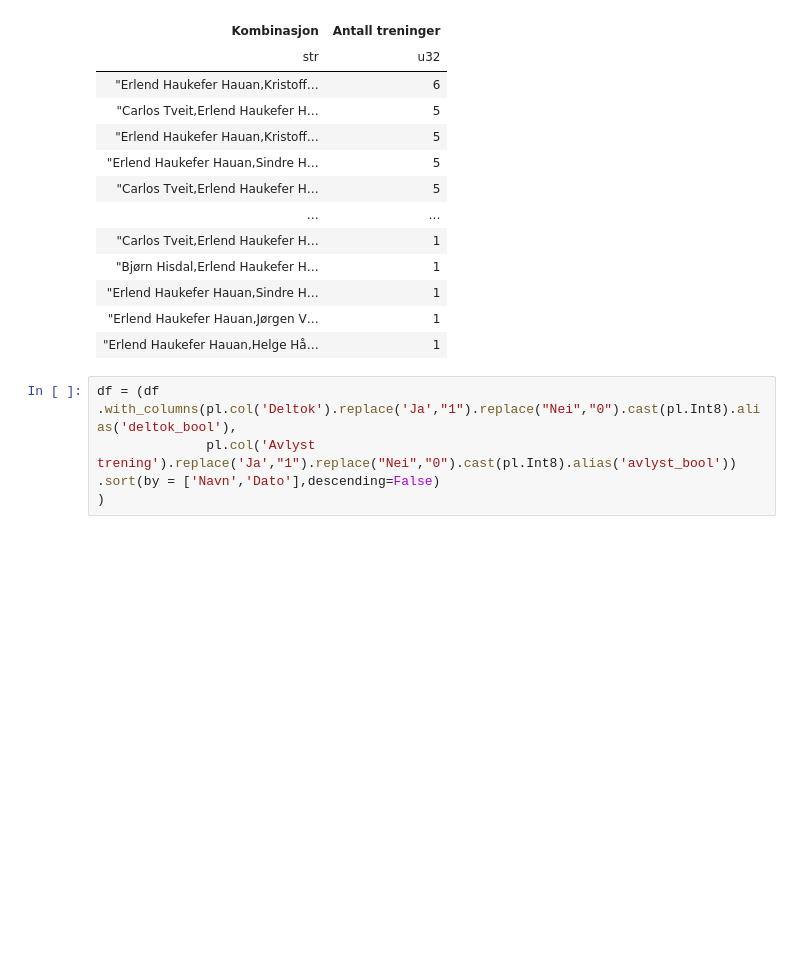
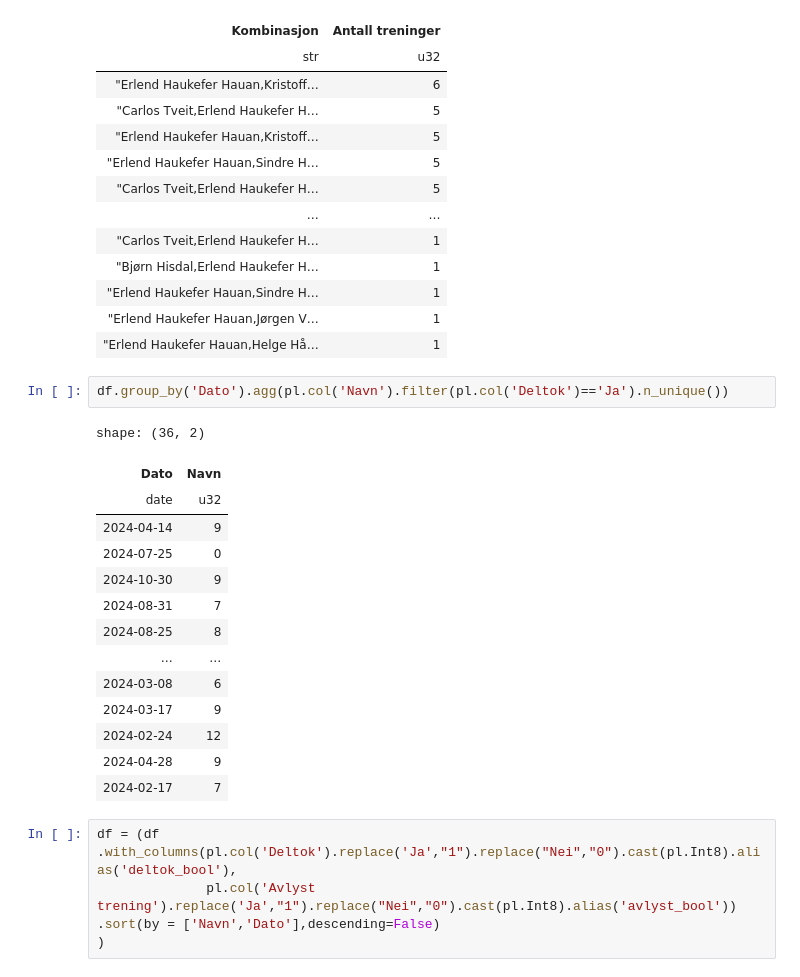
Before and after one commit to PolarsDude/treningsstatistikk-, a Jupyter notebook: test_fil.ipynb, the cells around one changed output. Drawn from its saved outputs; the diff is of its cells as text; blank space fills up the shorter version.

```diff
--- a/test_fil.ipynb
+++ b/test_fil.ipynb
@@ -208,6 +208,23 @@ shape: (92, 2)
 | "Erlend Haukefer Hauan,Sindre H… | 1 |
 | "Erlend Haukefer Hauan,Jørgen V… | 1 |
 | "Erlend Haukefer Hauan,Helge Hå… | 1 |
+# %%
+df.group_by('Dato').agg(pl.col('Navn').filter(pl.col('Deltok')=='Ja').n_unique())
+# %% [output]
+shape: (36, 2)
+| Dato | Navn |
+| date | u32 |
+| 2024-04-14 | 9 |
+| 2024-07-25 | 0 |
+| 2024-10-30 | 9 |
+| 2024-08-31 | 7 |
+| 2024-08-25 | 8 |
+| … | … |
+| 2024-03-08 | 6 |
+| 2024-03-17 | 9 |
+| 2024-02-24 | 12 |
+| 2024-04-28 | 9 |
+| 2024-02-17 | 7 |
 # %%
 df = (df
 .with_columns(pl.col('Deltok').replace('Ja',"1").replace("Nei","0").cast(pl.Int8).alias('deltok_bool'),
```
Also changed, not shown: 1 other file.
